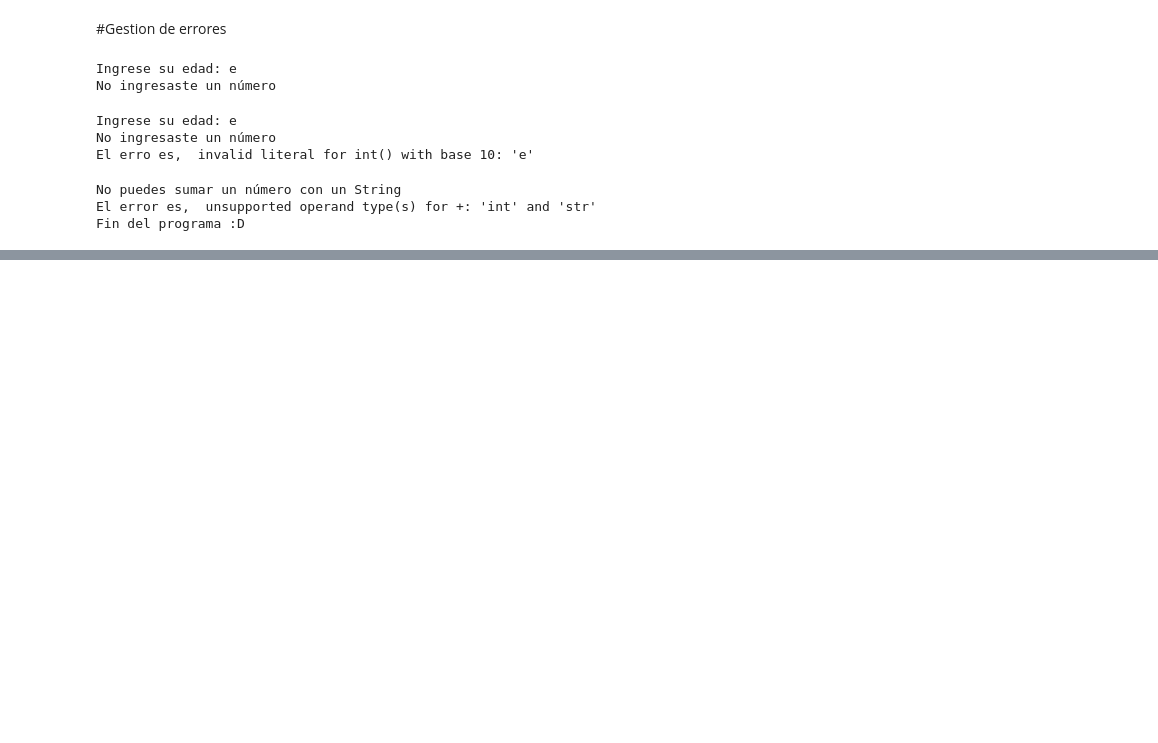
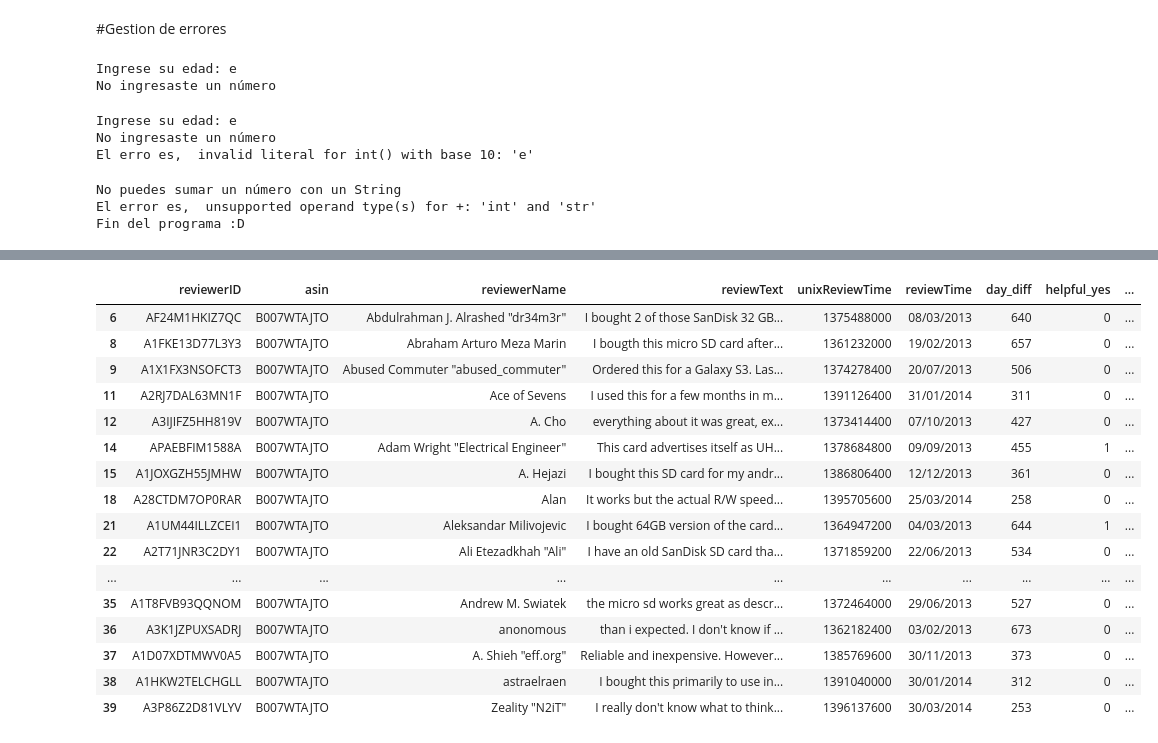
Before and after one commit to Rafael-Diaz-O/Python_pratica, a Jupyter notebook: Untitled3.ipynb, the cells around one changed output, grey strips where cells are left out. Drawn from its saved outputs; the diff is of its cells as text; code cells hidden in the pictures; blank space fills up the shorter version.

```diff
--- a/Untitled3.ipynb
+++ b/Untitled3.ipynb
@@ -1927,0 +1977,22 @@ Fin del programa :D
+# %%
+df_reviews_negativas = df_reviews[df_reviews["Sentimientos"]=="Negativo"]
+# %%
+df_reviews_negativas
+# %% [output]
+|  | reviewerID | asin | reviewerName | reviewText | unixReviewTime | reviewTime | day_diff | helpful_yes | ... |
+| 6 | AF24M1HKIZ7QC | B007WTAJTO | Abdulrahman J. Alrashed "dr34m3r" | I bought 2 of those SanDisk 32 GB... | 1375488000 | 08/03/2013 | 640 | 0 | ... |
+| 8 | A1FKE13D77L3Y3 | B007WTAJTO | Abraham Arturo Meza Marin | I bougth this micro SD card after... | 1361232000 | 19/02/2013 | 657 | 0 | ... |
+| 9 | A1X1FX3NSOFCT3 | B007WTAJTO | Abused Commuter "abused_commuter" | Ordered this for a Galaxy S3. Las... | 1374278400 | 20/07/2013 | 506 | 0 | ... |
+| 11 | A2RJ7DAL63MN1F | B007WTAJTO | Ace of Sevens | I used this for a few months in m... | 1391126400 | 31/01/2014 | 311 | 0 | ... |
+| 12 | A3IJIFZ5HH819V | B007WTAJTO | A. Cho | everything about it was great, ex... | 1373414400 | 07/10/2013 | 427 | 0 | ... |
+| 14 | APAEBFIM1588A | B007WTAJTO | Adam Wright "Electrical Engineer" | This card advertises itself as UH... | 1378684800 | 09/09/2013 | 455 | 1 | ... |
+| 15 | A1JOXGZH55JMHW | B007WTAJTO | A. Hejazi | I bought this SD card for my andr... | 1386806400 | 12/12/2013 | 361 | 0 | ... |
+| 18 | A28CTDM7OP0RAR | B007WTAJTO | Alan | It works but the actual R/W speed... | 1395705600 | 25/03/2014 | 258 | 0 | ... |
+| 21 | A1UM44ILLZCEI1 | B007WTAJTO | Aleksandar Milivojevic | I bought 64GB version of the card... | 1364947200 | 04/03/2013 | 644 | 1 | ... |
+| 22 | A2T71JNR3C2DY1 | B007WTAJTO | Ali Etezadkhah "Ali" | I have an old SanDisk SD card tha... | 1371859200 | 22/06/2013 | 534 | 0 | ... |
+| ... | ... | ... | ... | ... | ... | ... | ... | ... | ... |
+| 35 | A1T8FVB93QQNOM | B007WTAJTO | Andrew M. Swiatek | the micro sd works great as descr... | 1372464000 | 29/06/2013 | 527 | 0 | ... |
+| 36 | A3K1JZPUXSADRJ | B007WTAJTO | anonomous | than i expected. I don't know if ... | 1362182400 | 03/02/2013 | 673 | 0 | ... |
+| 37 | A1D07XDTMWV0A5 | B007WTAJTO | A. Shieh "eff.org" | Reliable and inexpensive. However... | 1385769600 | 30/11/2013 | 373 | 0 | ... |
+| 38 | A1HKW2TELCHGLL | B007WTAJTO | astraelraen | I bought this primarily to use in... | 1391040000 | 30/01/2014 | 312 | 0 | ... |
+| 39 | A3P86Z2D81VLYV | B007WTAJTO | Zeality "N2iT" | I really don't know what to think... | 1396137600 | 30/03/2014 | 253 | 0 | ... |
```
Also changed, not shown: parts of 21 cells of this notebook.
